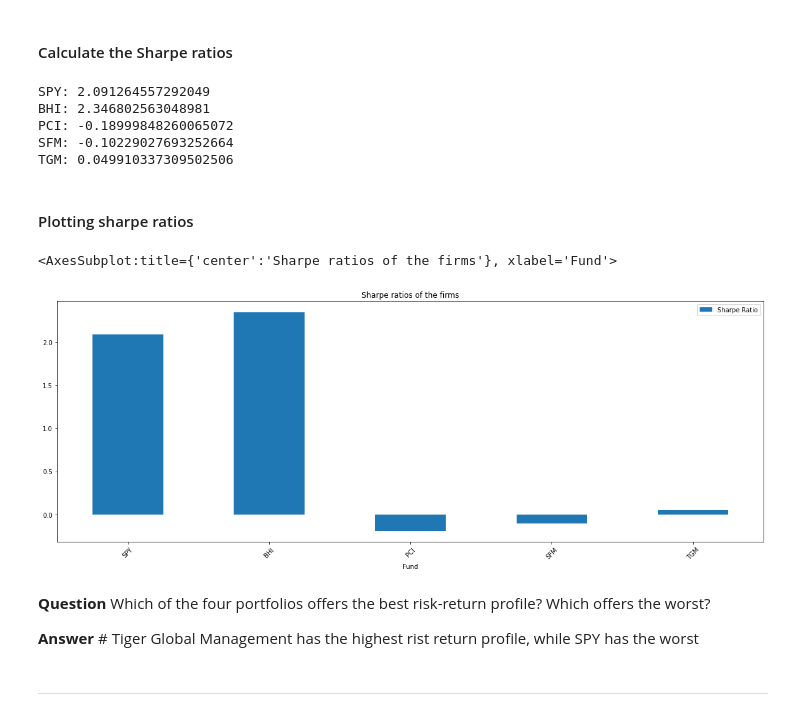
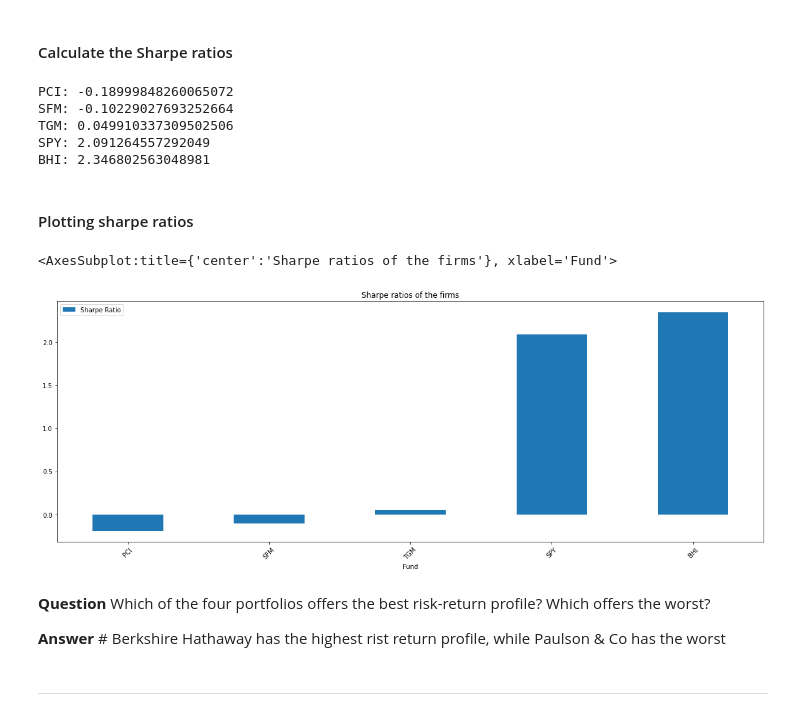
Before and after one commit to apeyton2/Risk_Return, a Jupyter notebook: risk_return_analysis.ipynb, the cells around one changed output. Cells and saved outputs as stored; diff of their text form; code cells hidden in the pictures.

```diff
--- a/risk_return_analysis.ipynb
+++ b/risk_return_analysis.ipynb
@@ -258,29 +258,29 @@ SPY: 0.10810232256280264
 ####  Calculate the Sharpe ratios
 # %%
 #divide the annualized average return by the annualized standard deviation for each
-print("SPY: "+str(spyaar/ast.iloc[4]))
-print("BHI: "+str(bhiaar/ast.iloc[3]))
 print('PCI: '+str(pciaar/ast.iloc[2]))
 print("SFM: "+str(sfmaar/ast.iloc[1]))
 print("TGM: "+str(tgmaar/ast.iloc[0]))
+print("SPY: "+str(spyaar/ast.iloc[4]))
+print("BHI: "+str(bhiaar/ast.iloc[3]))
 # %% [output]
-SPY: 2.091264557292049
-BHI: 2.346802563048981
 PCI: -0.18999848260065072
 SFM: -0.10229027693252664
 TGM: 0.049910337309502506
+SPY: 2.091264557292049
+BHI: 2.346802563048981
 # %% [markdown]
 #### Plotting sharpe ratios
 # %%
-sr=pd.DataFrame({'Fund':['SPY','BHI','PCI','SFM','TGM'],'Sharpe Ratio':[spyaar/ast.iloc[4],bhiaar/ast.iloc[3],pciaar/ast.iloc[2],sfmaar/ast.iloc[1],tgmaar/ast.iloc[0]]})
+sr=pd.DataFrame({'Fund':['PCI','SFM','TGM','SPY','BHI'],'Sharpe Ratio':[pciaar/ast.iloc[2],sfmaar/ast.iloc[1],tgmaar/ast.iloc[0],spyaar/ast.iloc[4],bhiaar/ast.iloc[3]]})
 sr.plot.bar(figsize=(20,7),x='Fund',rot=45,title='Sharpe ratios of the firms')
 # %% [output]
 <AxesSubplot:title={'center':'Sharpe ratios of the firms'}, xlabel='Fund'>
-[figure, old version]
+[figure, new version]
 # %% [markdown]
 **Question** Which of the four portfolios offers the best risk-return profile? Which offers the worst?
 
-**Answer** # Tiger Global Management has the highest rist return profile, while SPY has the worst
+**Answer** # Berkshire Hathaway has the highest rist return profile, while  Paulson & Co has the worst
 # %% [markdown]
 ---
 # %% [markdown]
```
Also changed, not shown: parts of 11 cells of this notebook.
